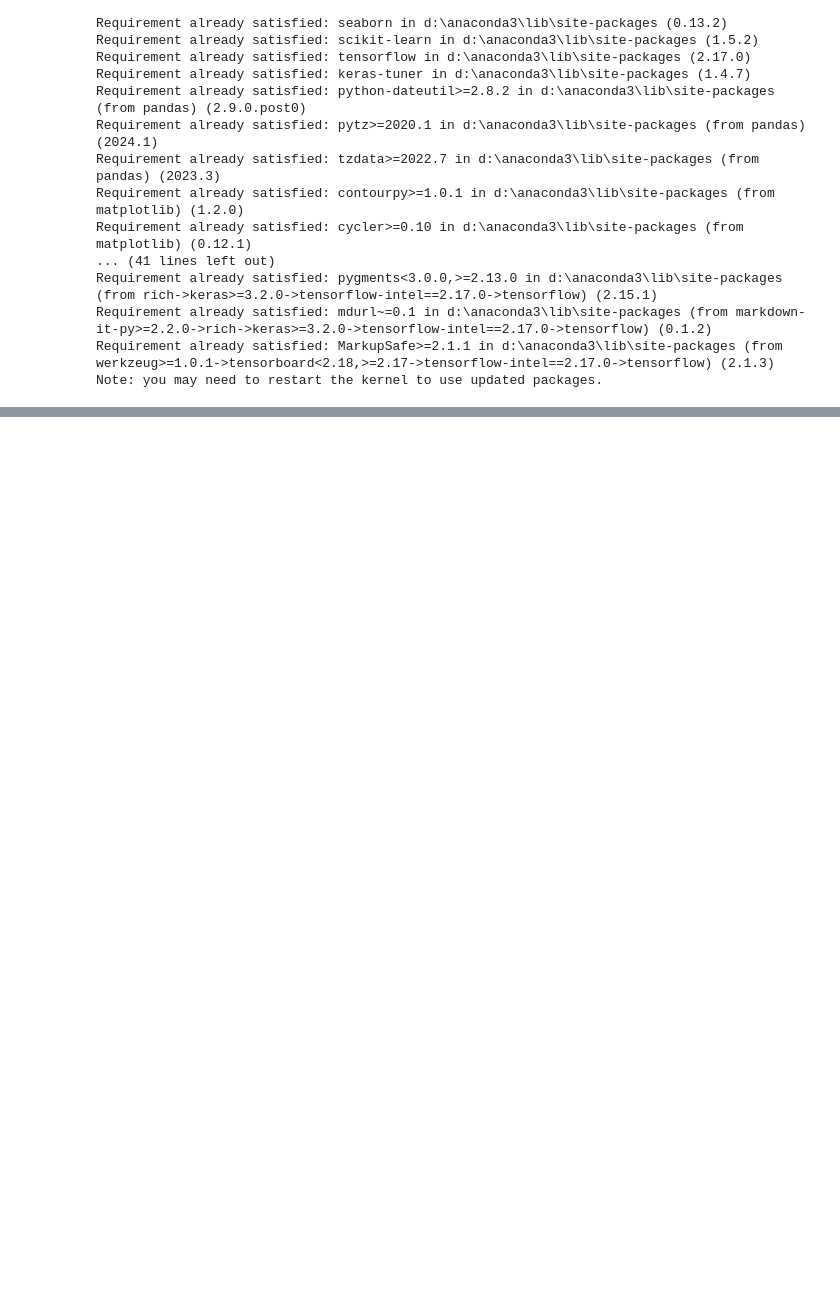
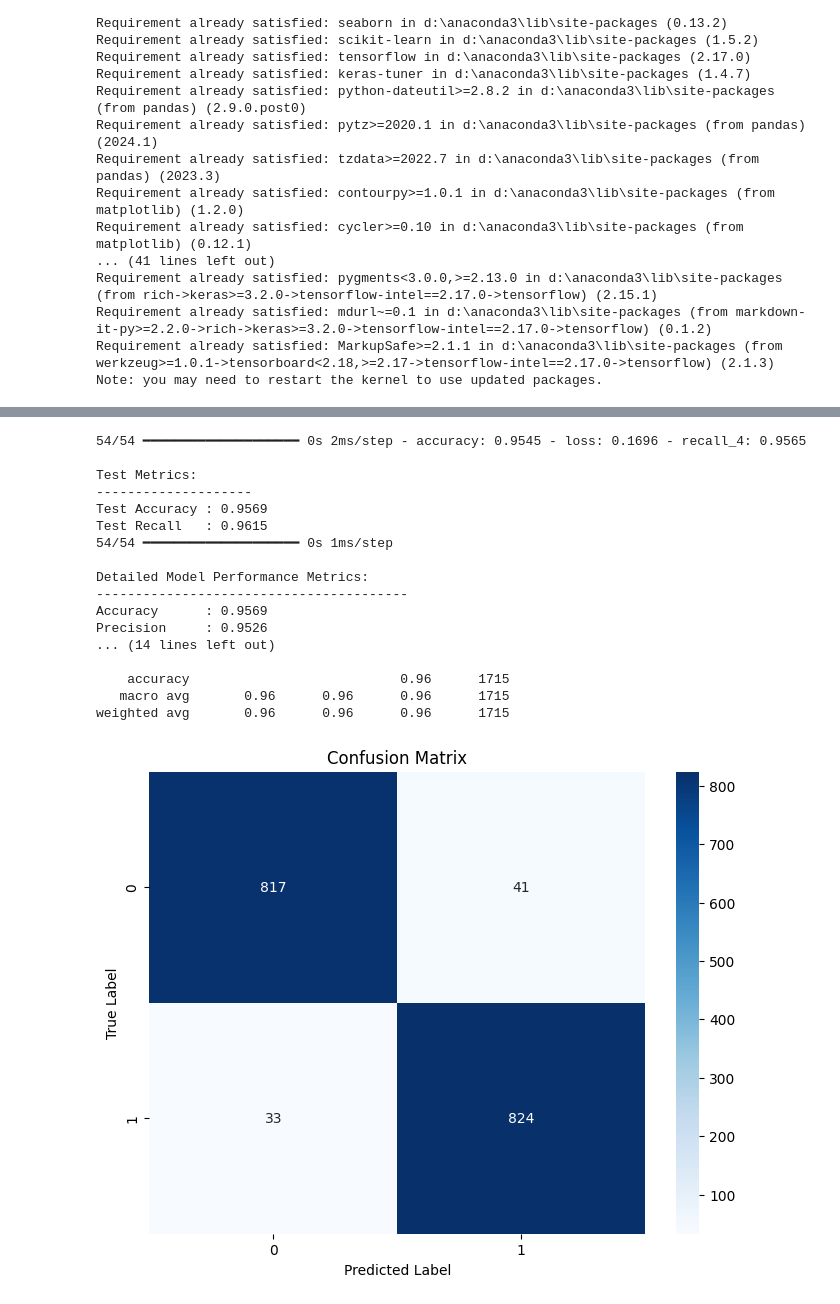
Before and after one commit to neozhijie/phishing-detection, a Jupyter notebook: Phishing-CNN.ipynb, the cells around one changed output, grey strips where cells are left out. Cells and saved outputs as stored; diff of their text form; code cells hidden in the pictures; blank space fills up the shorter version.

```diff
--- a/Phishing-CNN.ipynb
+++ b/Phishing-CNN.ipynb
@@ -246 +180,3 @@ Epoch 15/50
+# %%
+best_params = {'dense_units': 64, 'dropout_rate_1': 0.2, 'dropout_rate_2': 0.2, 'filters_1': 32, 'filters_2': 64, 'kernel_size_1': 3, 'kernel_size_2': 2, 'learning_rate': 0.01}
 # %%
@@ -294,0 +222,66 @@ weighted avg       0.95      0.95      0.95      2286
+# %%
+# Evaluate the model on test data
+test_loss, test_acc, test_recall = final_model.evaluate(X_test_cnn, y_test)
+print('\nTest Metrics:')
+print('-' * 20)
+print('Test Accuracy : {:.4f}'.format(test_acc))
+print('Test Recall   : {:.4f}'.format(test_recall))
+
+# Predict probabilities and classes
+y_pred_proba = final_model.predict(X_test_cnn).ravel()
+y_pred = (y_pred_proba >= 0.5).astype(int)
+
+# Calculate metrics
+accuracy = accuracy_score(y_test, y_pred)
+precision = precision_score(y_test, y_pred)
+recall = recall_score(y_test, y_pred)
+f1 = f1_score(y_test, y_pred)
+
+print('\nDetailed Model Performance Metrics:')
+print('-' * 40)
+print('Accuracy      : {:.4f}'.format(accuracy))
+print('Precision     : {:.4f}'.format(precision))
+print('Recall        : {:.4f}'.format(recall))
+print('F1 Score      : {:.4f}'.format(f1))
+
+# Print confusion matrix
+print('\nConfusion Matrix:')
+print('-' * 20)
+cm = confusion_matrix(y_test, y_pred)
+print(cm)
+
+# Print detailed classification report
+print('\nClassification Report:')
+print('-' * 40)
+print(classification_report(y_test, y_pred))
+
+# Visualizations
+import matplotlib.pyplot as plt
+import seaborn as sns
+
+# Confusion Matrix Heatmap
+plt.figure(figsize=(8, 6))
+sns.heatmap(cm, annot=True, fmt='d', cmap='Blues')
+plt.title('Confusion Matrix')
+plt.ylabel('True Label')
+plt.xlabel('Predicted Label')
+plt.show()
+# %% [output]
+54/54 ━━━━━━━━━━━━━━━━━━━━ 0s 2ms/step - accuracy: 0.9545 - loss: 0.1696 - recall_4: 0.9565
+
+Test Metrics:
+--------------------
+Test Accuracy : 0.9569
+Test Recall   : 0.9615
+54/54 ━━━━━━━━━━━━━━━━━━━━ 0s 1ms/step
+
+Detailed Model Performance Metrics:
+----------------------------------------
+Accuracy      : 0.9569
+Precision     : 0.9526
+... (14 lines left out)
+
+    accuracy                           0.96      1715
+   macro avg       0.96      0.96      0.96      1715
+weighted avg       0.96      0.96      0.96      1715
+[figure, added]
```
Also changed, not shown: parts of 6 cells of this notebook.
